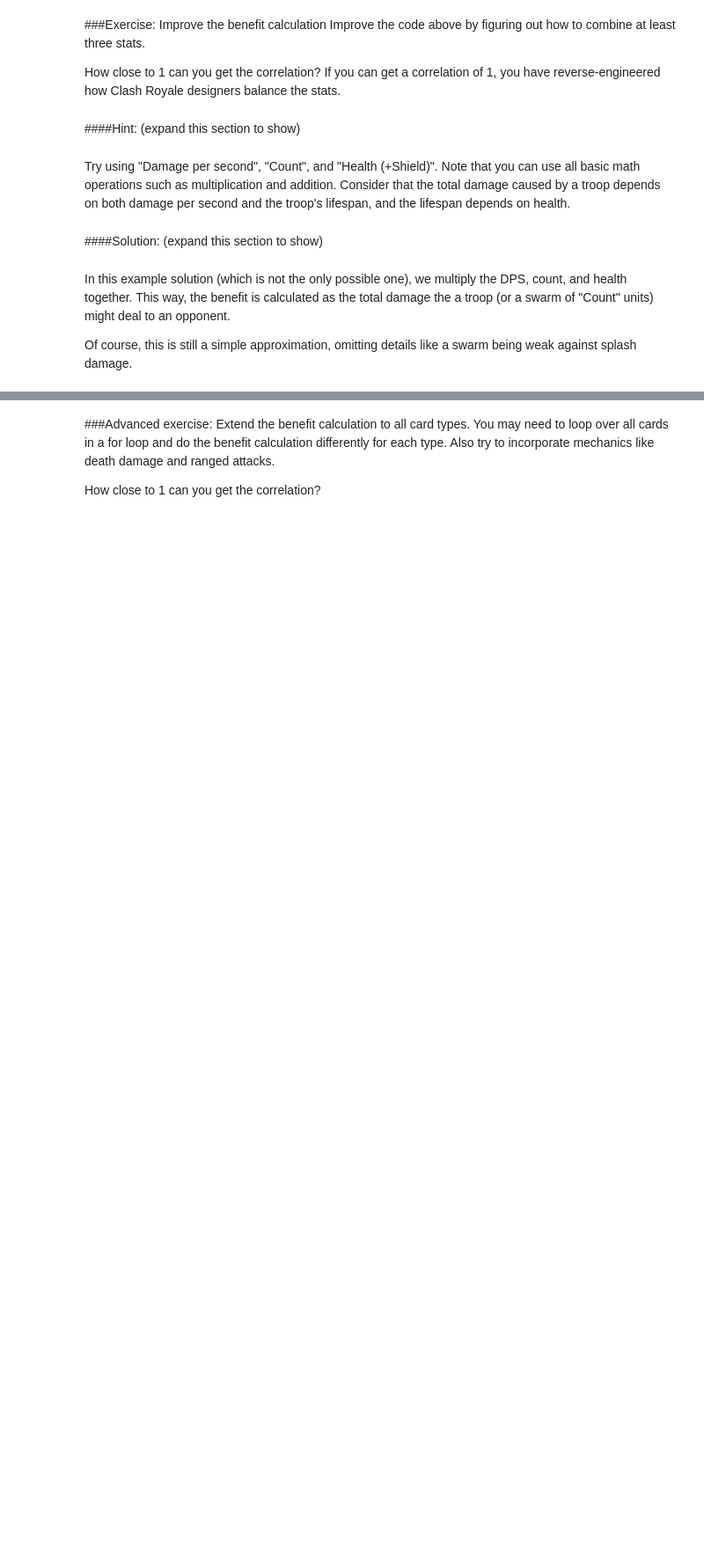
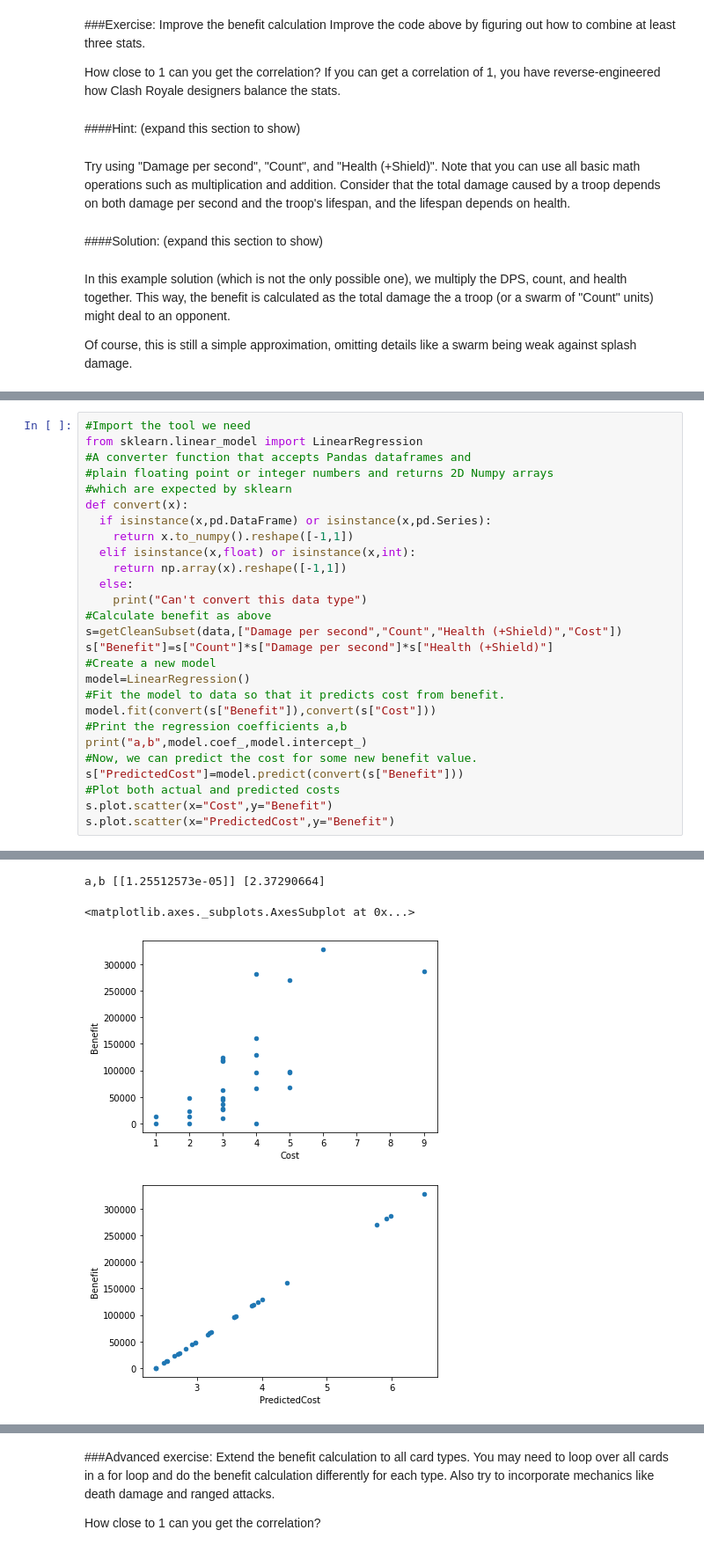
Before and after one commit to PerttuHamalainen/GameAnalysis, a Jupyter notebook: ClashRoyaleBalance.ipynb, the cells around one changed output, grey strips where cells are left out. Shown: that part at 88% size. Cells and saved outputs as stored; diff of their text form; blank space fills up the shorter version.

```diff
--- a/ClashRoyaleBalance.ipynb
+++ b/ClashRoyaleBalance.ipynb
@@ -128,0 +182,28 @@ Correlation: 0.7285591563261166
+# %%
+#Import the tool we need
+from sklearn.linear_model import LinearRegression
+#A converter function that accepts Pandas dataframes and
+#plain floating point or integer numbers and returns 2D Numpy arrays
+#which are expected by sklearn
+def convert(x):
+  if isinstance(x,pd.DataFrame) or isinstance(x,pd.Series):
+    return x.to_numpy().reshape([-1,1])
+  elif isinstance(x,float) or isinstance(x,int):
+    return np.array(x).reshape([-1,1])
+  else:
+    print("Can't convert this data type")
+#Calculate benefit as above
+s=getCleanSubset(data,["Damage per second","Count","Health (+Shield)","Cost"])
+s["Benefit"]=s["Count"]*s["Damage per second"]*s["Health (+Shield)"]
+#Create a new model
+model=LinearRegression()
+#Fit the model to data so that it predicts cost from benefit.
+model.fit(convert(s["Benefit"]),convert(s["Cost"]))
+#Print the regression coefficients a,b
+print("a,b",model.coef_,model.intercept_)
+#Now, we can predict the cost for some new benefit value.
+s["PredictedCost"]=model.predict(convert(s["Benefit"]))
+#Plot both actual and predicted costs
+s.plot.scatter(x="Cost",y="Benefit")
+s.plot.scatter(x="PredictedCost",y="Benefit")
+# %% [output]
@@ -128,0 +215,4 @@ Correlation: 0.7285591563261166
+a,b [[1.25512573e-05]] [2.37290664]
+<matplotlib.axes._subplots.AxesSubplot at 0x...>
+[figure, added]
+[figure, added]
```
Also changed, not shown: parts of 28 cells of this notebook, 1 other file.
